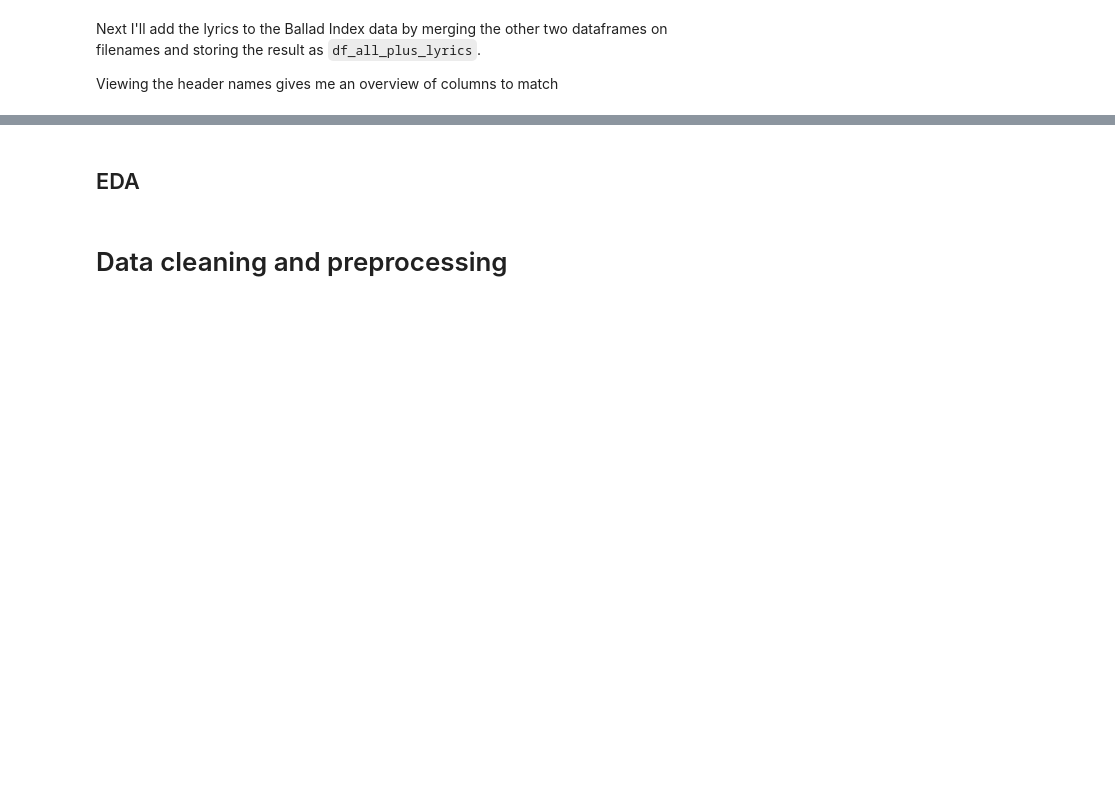
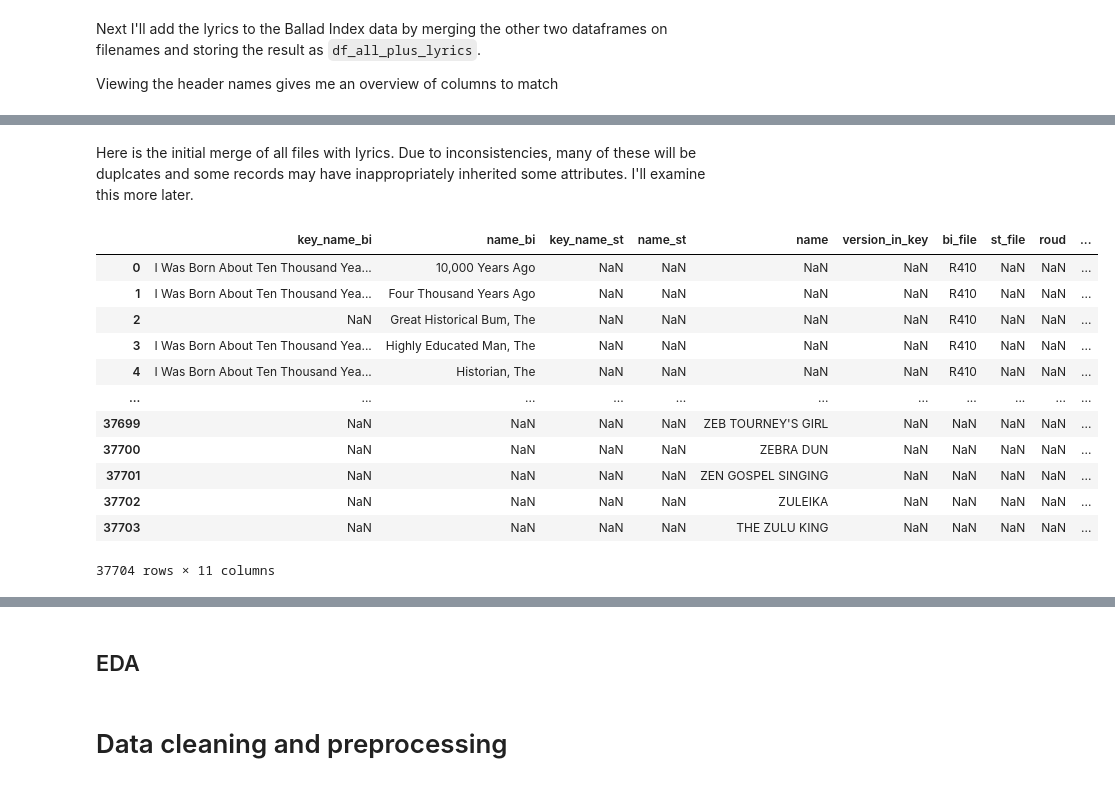
Before and after one commit to sian0x0/Roud-Song-Clusters, a Jupyter notebook: Roud-Clusters.ipynb, the cells around one changed output, grey strips where cells are left out. Saved outputs shown, nothing was run; the diff lists cells and outputs as text; code cells hidden in the pictures; blank space fills up the shorter version.

```diff
--- a/Roud-Clusters.ipynb
+++ b/Roud-Clusters.ipynb
@@ -952,0 +999,20 @@ df_roud_lyrics.roud.nunique()
+# %%
+df_clustering_test = df_all_plus_lyrics_test[['key_name_bi', 'name_bi', 'key_name_st', 'name_st', 'name', 'version_in_key', 'bi_file', 'st_file', 'roud', 'lyrics_st', 'lyrics_dt']]
+# %% [markdown]
+Here is the initial merge of all files with lyrics. Due to inconsistencies, many of these will be duplcates and some records may have inappropriately inherited some attributes. I'll examine this more later.
+# %%
+df_clustering_test
+# %% [output]
+|  | key_name_bi | name_bi | key_name_st | name_st | name | version_in_key | bi_file | st_file | roud | ... |
+| 0 | I Was Born About Ten Thousand Yea... | 10,000 Years Ago | NaN | NaN | NaN | NaN | R410 | NaN | NaN | ... |
+| 1 | I Was Born About Ten Thousand Yea... | Four Thousand Years Ago | NaN | NaN | NaN | NaN | R410 | NaN | NaN | ... |
+| 2 | NaN | Great Historical Bum, The | NaN | NaN | NaN | NaN | R410 | NaN | NaN | ... |
+| 3 | I Was Born About Ten Thousand Yea... | Highly Educated Man, The | NaN | NaN | NaN | NaN | R410 | NaN | NaN | ... |
+| 4 | I Was Born About Ten Thousand Yea... | Historian, The | NaN | NaN | NaN | NaN | R410 | NaN | NaN | ... |
+| ... | ... | ... | ... | ... | ... | ... | ... | ... | ... | ... |
+| 37699 | NaN | NaN | NaN | NaN | ZEB TOURNEY'S GIRL | NaN | NaN | NaN | NaN | ... |
+| 37700 | NaN | NaN | NaN | NaN | ZEBRA DUN | NaN | NaN | NaN | NaN | ... |
+| 37701 | NaN | NaN | NaN | NaN | ZEN GOSPEL SINGING | NaN | NaN | NaN | NaN | ... |
+| 37702 | NaN | NaN | NaN | NaN | ZULEIKA | NaN | NaN | NaN | NaN | ... |
+| 37703 | NaN | NaN | NaN | NaN | THE ZULU KING | NaN | NaN | NaN | NaN | ... |
+37704 rows × 11 columns
```
Also changed, not shown: parts of 46 cells of this notebook.
